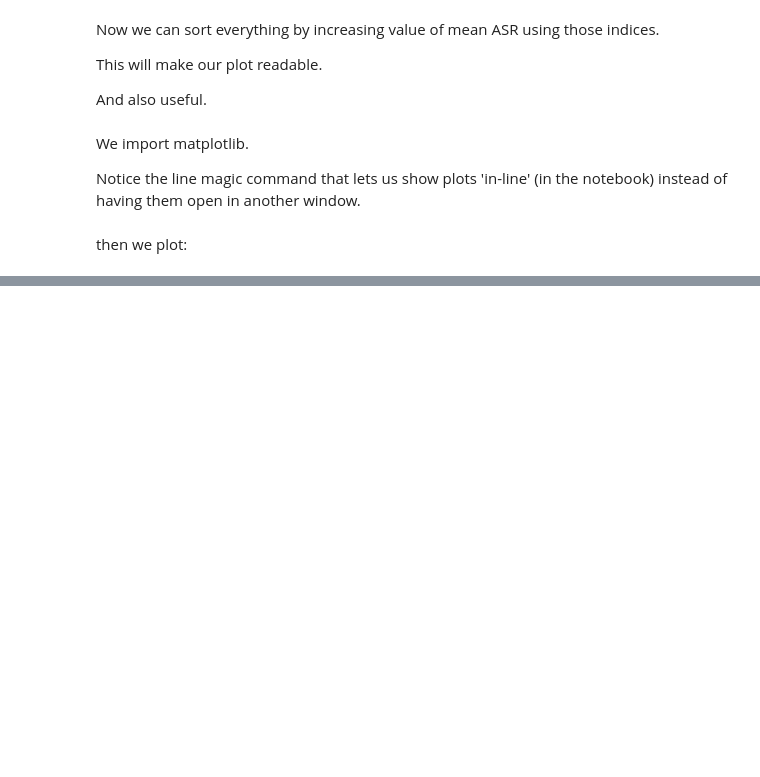
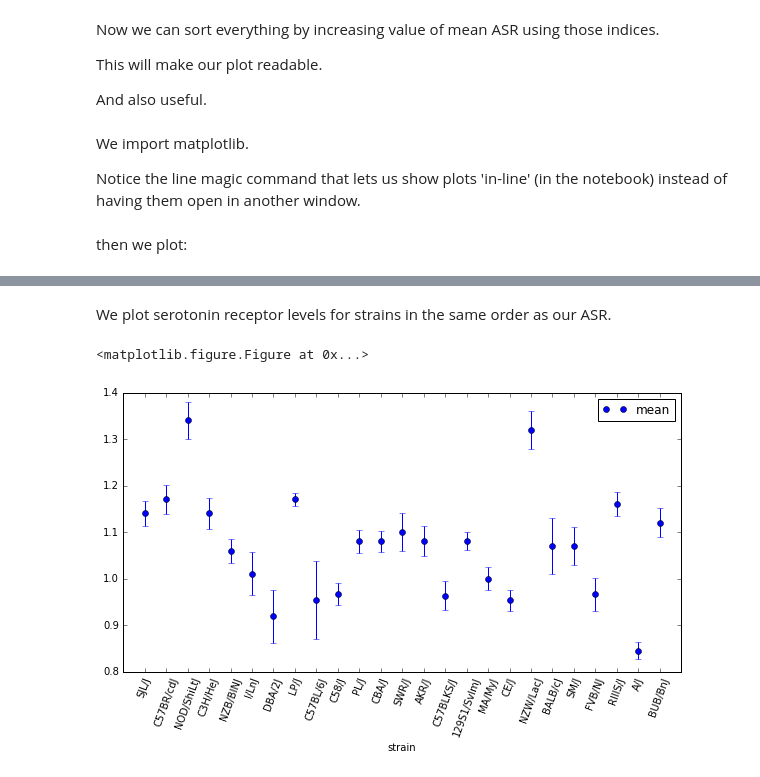
Before and after one commit to NickleDave/EWIN-coding-bootcamp, a Jupyter notebook: Python/Part 4. The Easy Way.ipynb, the cells around one changed output, grey strips where cells are left out. Cells and saved outputs as stored; diff of their text form; code cells hidden in the pictures; blank space fills up the shorter version.

```diff
--- a/Python/Part 4. The Easy Way.ipynb
+++ b/Python/Part 4. The Easy Way.ipynb
@@ -164,0 +200,6 @@ ax = df2[meds.index].boxplot(rot=45, return_type="axes")
+# %%
+strains_sorted_by_ASR100 = pd.Categorical(meds.index,ordered=True)
+df_wilt_sert = df_wiltshire[df_wiltshire['varname'] == 'SLC6A4_cont']
+df_wilt_sert['strain'] = df_wilt_sert['strain'].astype("category", categories=medians.index, ordered=True)
+df_wilt_sert_nonan = df_wilt_sert[~df_wilt_sert['strain'].isnull()]
+df_wilt_sert_nonan.sort_values(by='strain',inplace=True)
@@ -164,0 +215,13 @@ ax = df2[meds.index].boxplot(rot=45, return_type="axes")
+# %% [markdown]
+We plot serotonin receptor levels for strains in the same order as our ASR.
+# %%
+plt.figure()
+ax = df_wilt_sert_nonan.plot(x='strain',y='mean',yerr='sd',fmt='o',figsize=(10,5),rot=70)
+num_xticks = len(df_wilt_sert_nonan['strain'])
+plt.xticks(range(num_xticks),
+          df_wilt_sert_nonan['strain'].values)
+plt.xlim([-1,num_xticks])
+plt.show()
+# %% [output]
+<matplotlib.figure.Figure at 0x...>
+[figure, added]
```
Also changed, not shown: parts of 21 cells of this notebook.
